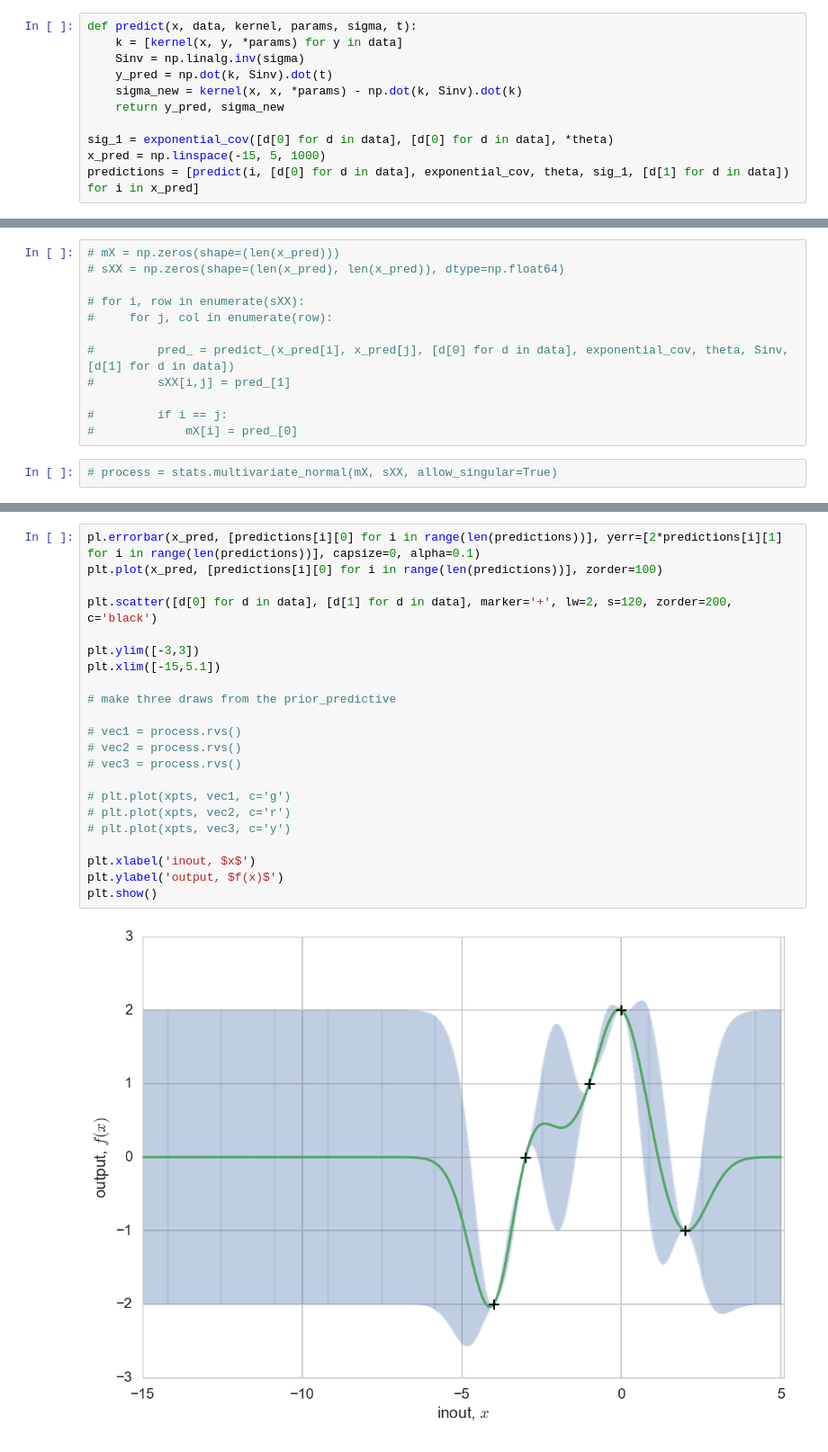
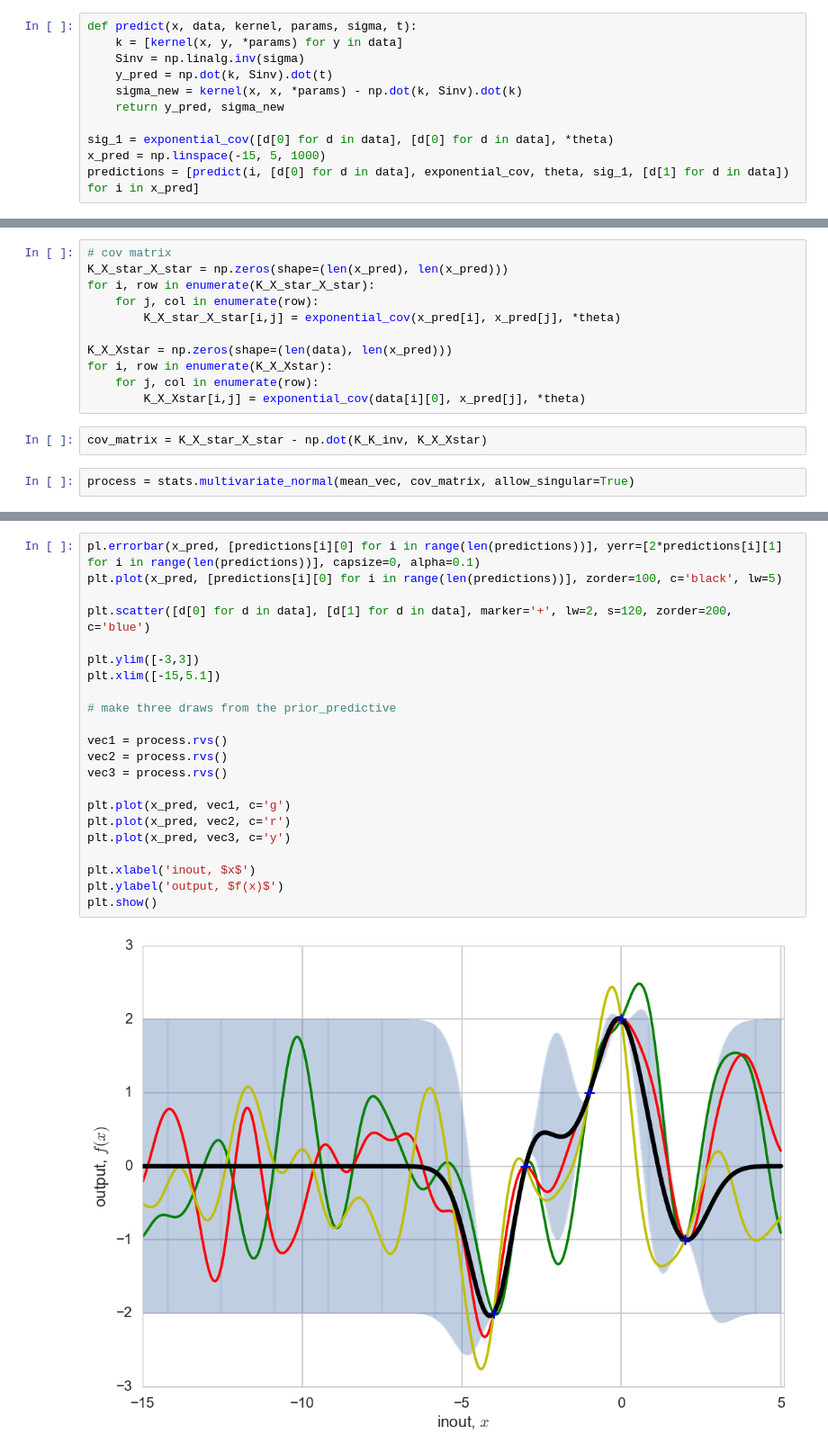
Before and after one commit to NickHoernle/mit-bayesian-inference, a Jupyter notebook: notebooks/2018-04-17-gaussian-processes.ipynb, the cells around one changed output, grey strips where cells are left out. Shown: that part at 90% size. Drawn from its saved outputs; the diff is of its cells as text.

```diff
--- a/notebooks/2018-04-17-gaussian-processes.ipynb
+++ b/notebooks/2018-04-17-gaussian-processes.ipynb
@@ -96,14 +103,15 @@ predictions = [predict(i, [d[0] for d in data], exponential_cov, theta, sig_1, [
 # %%
-# mX = np.zeros(shape=(len(x_pred)))
-# sXX = np.zeros(shape=(len(x_pred), len(x_pred)), dtype=np.float64)
+# cov matrix
+K_X_star_X_star = np.zeros(shape=(len(x_pred), len(x_pred)))
+for i, row in enumerate(K_X_star_X_star):
+    for j, col in enumerate(row):
+        K_X_star_X_star[i,j] = exponential_cov(x_pred[i], x_pred[j], *theta)
 
-# for i, row in enumerate(sXX):
-#     for j, col in enumerate(row):
-
-#         pred_ = predict_(x_pred[i], x_pred[j], [d[0] for d in data], exponential_cov, theta, Sinv, [d[1] for d in data])
-#         sXX[i,j] = pred_[1]
-
-#         if i == j:
-#             mX[i] = pred_[0]
+K_X_Xstar = np.zeros(shape=(len(data), len(x_pred)))
+for i, row in enumerate(K_X_Xstar):
+    for j, col in enumerate(row):
+        K_X_Xstar[i,j] = exponential_cov(data[i][0], x_pred[j], *theta)
+# %%
+cov_matrix = K_X_star_X_star - np.dot(K_K_inv, K_X_Xstar)
 # %%
-# process = stats.multivariate_normal(mX, sXX, allow_singular=True)
+process = stats.multivariate_normal(mean_vec, cov_matrix, allow_singular=True)
@@ -130,24 +118,24 @@ predictions
 # %%
 pl.errorbar(x_pred, [predictions[i][0] for i in range(len(predictions))], yerr=[2*predictions[i][1] for i in range(len(predictions))], capsize=0, alpha=0.1)
-plt.plot(x_pred, [predictions[i][0] for i in range(len(predictions))], zorder=100)
+plt.plot(x_pred, [predictions[i][0] for i in range(len(predictions))], zorder=100, c='black', lw=5)
 
-plt.scatter([d[0] for d in data], [d[1] for d in data], marker='+', lw=2, s=120, zorder=200, c='black')
+plt.scatter([d[0] for d in data], [d[1] for d in data], marker='+', lw=2, s=120, zorder=200, c='blue')
 
 plt.ylim([-3,3])
 plt.xlim([-15,5.1])
 
 # make three draws from the prior_predictive
 
-# vec1 = process.rvs()
-# vec2 = process.rvs()
-# vec3 = process.rvs()
+vec1 = process.rvs()
+vec2 = process.rvs()
+vec3 = process.rvs()
 
-# plt.plot(xpts, vec1, c='g')
-# plt.plot(xpts, vec2, c='r')
-# plt.plot(xpts, vec3, c='y')
+plt.plot(x_pred, vec1, c='g')
+plt.plot(x_pred, vec2, c='r')
+plt.plot(x_pred, vec3, c='y')
 
 plt.xlabel('inout, $x$')
 plt.ylabel('output, $f(x)$')
 plt.show()
 # %% [output]
-[figure, old version]
+[figure, new version]
```
Also changed, not shown: parts of 6 cells of this notebook.
